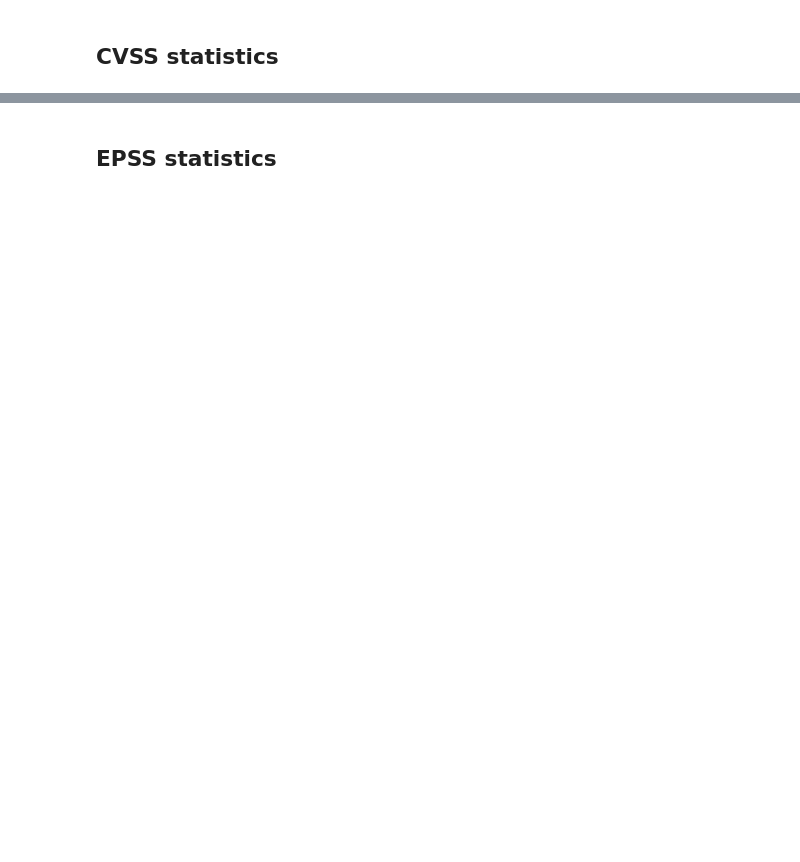
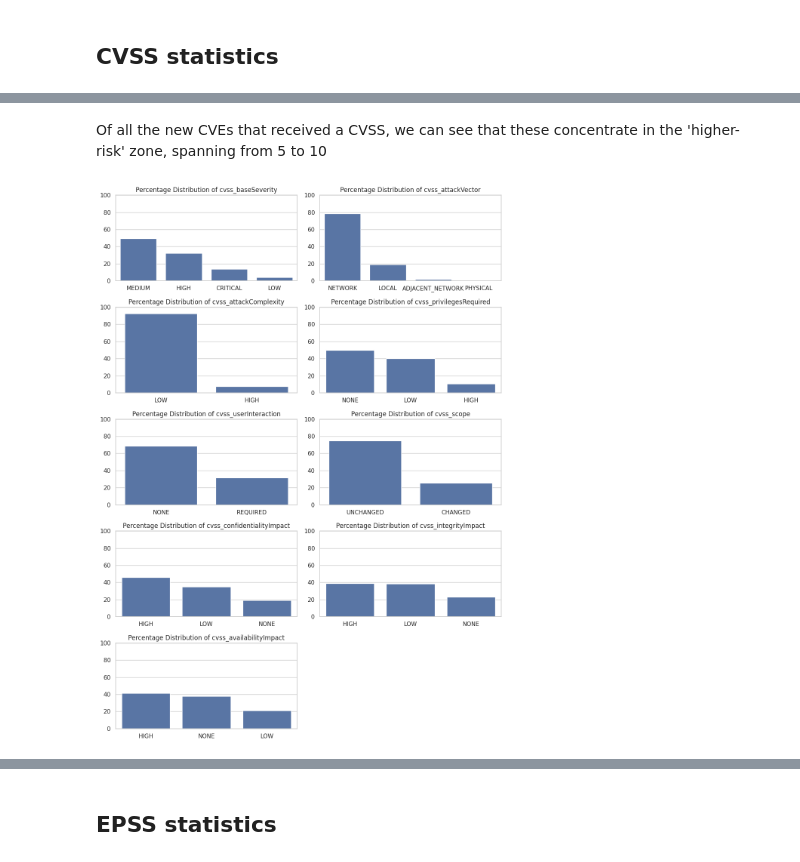
Before and after one commit to alequerenghi/505MI-LAB, a Jupyter notebook: 01_EPSS/LAB_EPSS.ipynb, the cells around one changed output, grey strips where cells are left out. Cells and saved outputs as stored; diff of their text form; code cells hidden in the pictures; blank space fills up the shorter version.

```diff
--- a/01_EPSS/LAB_EPSS.ipynb
+++ b/01_EPSS/LAB_EPSS.ipynb
@@ -201,0 +205,30 @@ plt.show()
+# %% [markdown]
+Of all the new CVEs that received a CVSS, we can see that these concentrate in the 'higher-risk' zone, spanning from 5 to 10
+# %%
+cols = [
+    "cvss_baseSeverity", "cvss_attackVector", "cvss_attackComplexity",
+    "cvss_privilegesRequired", "cvss_userInteraction", "cvss_scope",
+    "cvss_confidentialityImpact", "cvss_integrityImpact", "cvss_availabilityImpact"
+]
+
+plt.figure(figsize=(11, 15))
+
+
+for i, col in enumerate(cols, 1):
+    plt.subplot(5, 2, i)
+
+    # Compute percentages
+    pct = (cvsss[col].value_counts(normalize=True) * 100).reset_index()
+    pct.columns = [col, 'percentage']
+
+    # Plot
+    sns.barplot(data=pct, x=col, y='percentage', order=pct[col])
+    plt.title(f"Percentage Distribution of {col}")
+    plt.ylabel("")
+    plt.ylim(0, 100)
+    plt.xlabel("")
+
+plt.tight_layout()
+plt.show()
+# %% [output]
+[figure, added]
```
Also changed, not shown: parts of 18 cells of this notebook, 3 other files.
